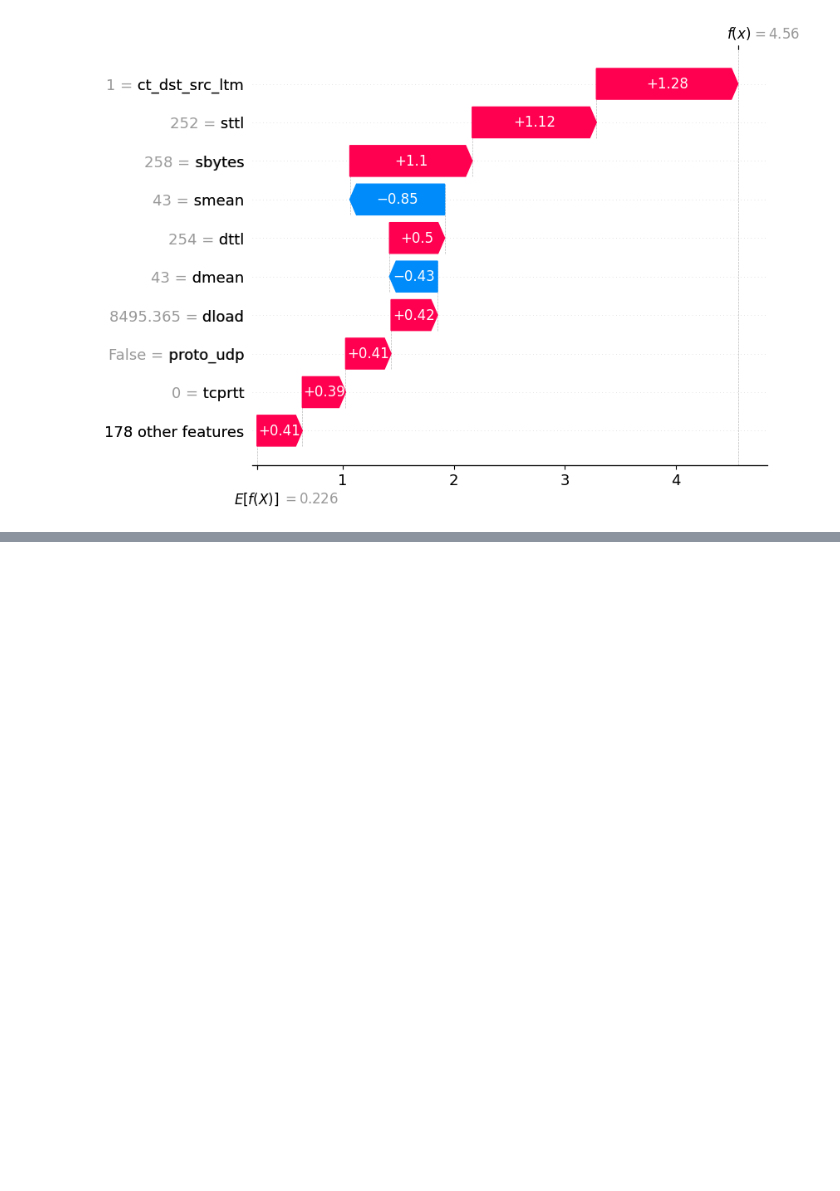
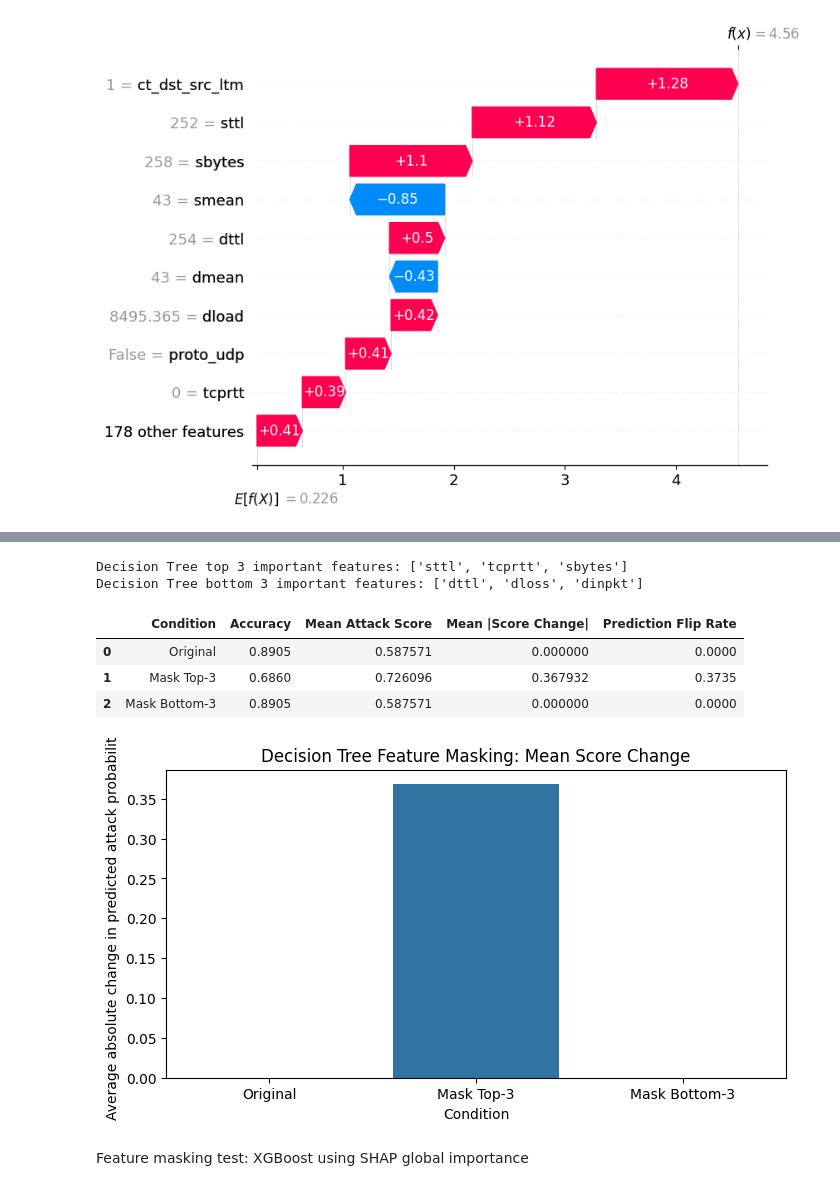
Before and after one commit to codygt3/ECE609-XAI-Lab, a Jupyter notebook: intrinsic_vs_posthoc.ipynb, the cells around one changed output, grey strips where cells are left out. Drawn from its saved outputs; the diff is of its cells as text; code cells hidden in the pictures; blank space fills up the shorter version.

```diff
--- a/intrinsic_vs_posthoc.ipynb
+++ b/intrinsic_vs_posthoc.ipynb
@@ -178,0 +257,10 @@ shap.plots.waterfall(
+# %%
+reference_values = X_train.median(numeric_only=True)
+
+# In case any non-numeric columns somehow remain, fill them with mode
+for col in X_train.columns:
+    if col not in reference_values.index:
+        reference_values[col] = X_train[col].mode().iloc[0]
+
+reference_values = reference_values[X_train.columns]
+reference_values.head()
@@ -178,0 +278,4 @@ shap.plots.waterfall(
+# %%
+dt_importances = pd.Series(dt_model.feature_importances_, index=X_train.columns)
+dt_importances = dt_importances.sort_values(ascending=False)
+dt_importances.head(10)
@@ -178,0 +324,66 @@ shap.plots.waterfall(
+# %%
+dt_top3 = top_k_features_from_importance(dt_importances, k=3)
+dt_bottom3 = bottom_k_features_from_importance(dt_importances, k=3)
+
+print("Decision Tree top 3 important features:", dt_top3)
+print("Decision Tree bottom 3 important features:", dt_bottom3)
+# %% [output]
+Decision Tree top 3 important features: ['sttl', 'tcprtt', 'sbytes']
+Decision Tree bottom 3 important features: ['dttl', 'dloss', 'dinpkt']
+# %%
+# Use a manageable subset for speed and clarity
+mask_test_X = X_test.sample(min(2000, len(X_test)), random_state=42)
+mask_test_y = y_test.loc[mask_test_X.index]
+
+dt_base_scores = get_positive_class_score(dt_model, mask_test_X)
+dt_base_preds = (dt_base_scores >= 0.5).astype(int)
+
+dt_top_masked_X = mask_features_with_reference(mask_test_X, dt_top3, reference_values)
+dt_bottom_masked_X = mask_features_with_reference(mask_test_X, dt_bottom3, reference_values)
+
+dt_top_scores = get_positive_class_score(dt_model, dt_top_masked_X)
+dt_bottom_scores = get_positive_class_score(dt_model, dt_bottom_masked_X)
+
+dt_top_preds = (dt_top_scores >= 0.5).astype(int)
+dt_bottom_preds = (dt_bottom_scores >= 0.5).astype(int)
+
+dt_results = pd.DataFrame({
+    "Condition": ["Original", "Mask Top-3", "Mask Bottom-3"],
+    "Accuracy": [
+        accuracy_score(mask_test_y, dt_base_preds),
+        accuracy_score(mask_test_y, dt_top_preds),
+        accuracy_score(mask_test_y, dt_bottom_preds),
+    ],
+    "Mean Attack Score": [
+        dt_base_scores.mean(),
+        dt_top_scores.mean(),
+        dt_bottom_scores.mean(),
+    ],
+    "Mean |Score Change|": [
+        0.0,
+        np.mean(np.abs(dt_top_scores - dt_base_scores)),
+        np.mean(np.abs(dt_bottom_scores - dt_base_scores)),
+    ],
+    "Prediction Flip Rate": [
+        0.0,
+        np.mean(dt_top_preds != dt_base_preds),
+        np.mean(dt_bottom_preds != dt_base_preds),
+    ]
+})
+
+dt_results
+# %% [output]
+|  | Condition | Accuracy | Mean Attack Score | Mean |Score Change| | Prediction Flip Rate |
+| 0 | Original | 0.8905 | 0.587571 | 0.000000 | 0.0000 |
+| 1 | Mask Top-3 | 0.6860 | 0.726096 | 0.367932 | 0.3735 |
+| 2 | Mask Bottom-3 | 0.8905 | 0.587571 | 0.000000 | 0.0000 |
+# %%
+plt.figure(figsize=(8, 4))
+sns.barplot(data=dt_results, x="Condition", y="Mean |Score Change|")
+plt.title("Decision Tree Feature Masking: Mean Score Change")
+plt.ylabel("Average absolute change in predicted attack probability")
+plt.show()
+# %% [output]
+[figure, added]
+# %% [markdown]
+Feature masking test: XGBoost using SHAP global importance
```
Also changed, not shown: parts of 29 cells of this notebook.
